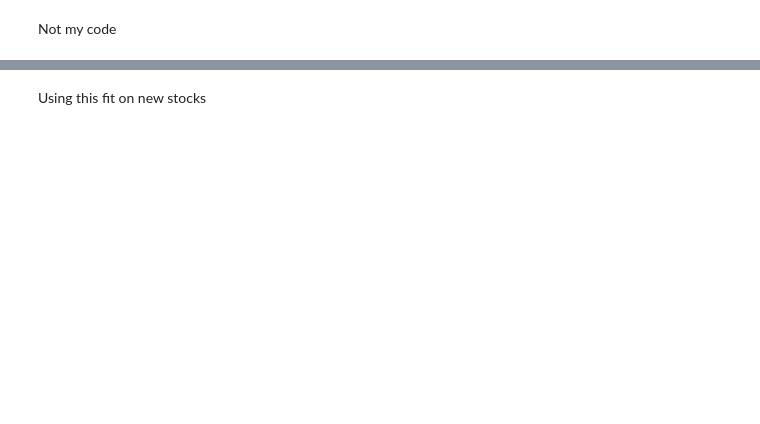
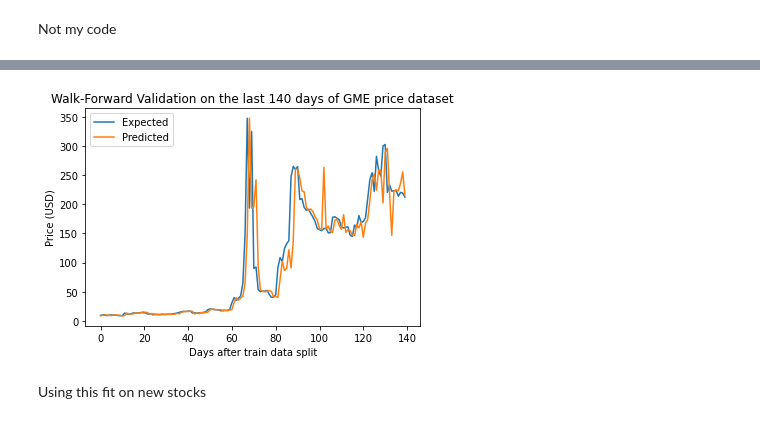
Before and after one commit to SaberQ19/socioPhysics_DiamondHands, a Jupyter notebook: xgBoost.ipynb, the cells around one changed output, grey strips where cells are left out. Drawn from its saved outputs; the diff is of its cells as text; code cells hidden in the pictures; blank space fills up the shorter version.

```diff
--- a/xgBoost.ipynb
+++ b/xgBoost.ipynb
@@ -226,6 +211,7 @@ def series_to_supervised(data, n_in=1, n_out=1, dropnan=True):
 def train_test_split(data, n_test):
 	return data[:-n_test, :], data[-n_test:, :]
 
+model = XGBRegressor(objective='reg:squarederror', n_estimators=1000)
 # fit an xgboost model and make a one step prediction
 def xgboost_forecast(train, testX):
 	# transform list into array
@@ -233,7 +219,7 @@ def xgboost_forecast(train, testX):
 	# split into input and output columns
 	trainX, trainy = train[:, :-1], train[:, -1]
 	# fit model
-	model = XGBRegressor(objective='reg:squarederror', n_estimators=1000)
+	model
 	model.fit(trainX, trainy)
 	# make a one-step prediction
 	yhat = model.predict(asarray([testX]))
@@ -267,11 +253,6 @@ def walk_forward_validation(data, n_test):
 # transform the time series data into supervised learning
 data = series_to_supervised(combined_df, n_in=1)
 # evaluate
-mae, y, yhat = walk_forward_validation(data, 30)
+mae, y, yhat = walk_forward_validation(data, 140)
 print('MAE: %.3f' % mae)
-# plot expected vs preducted
-pyplot.plot(y, label='Expected')
-pyplot.plot(yhat, label='Predicted')
-pyplot.legend()
-pyplot.show()
 # %% [output]
@@ -296,2 +292,13 @@ MAE: 21.897
+# %%
+# plot expected vs preducted
+plt.plot(y, label='Expected')
+plt.plot(yhat, label='Predicted')
+plt.legend()
+plt.title('Walk-Forward Validation on the last 140 days of GME price dataset')
+plt.xlabel('Days after train data split')
+plt.ylabel('Price (USD)')
+plt.show()
+# %% [output]
+[figure, added]
 # %% [markdown]
 Using this fit on new stocks
```
Also changed, not shown: parts of 14 cells of this notebook, 3 other files.
